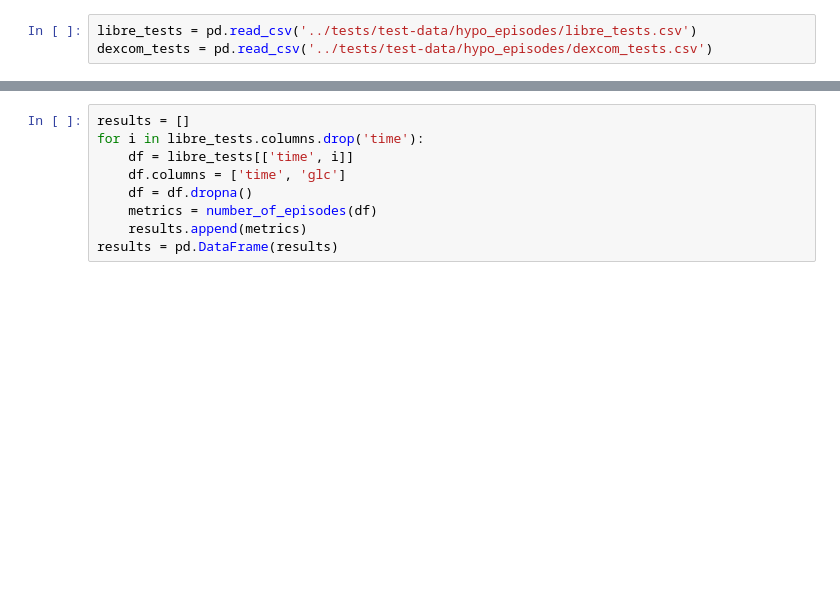
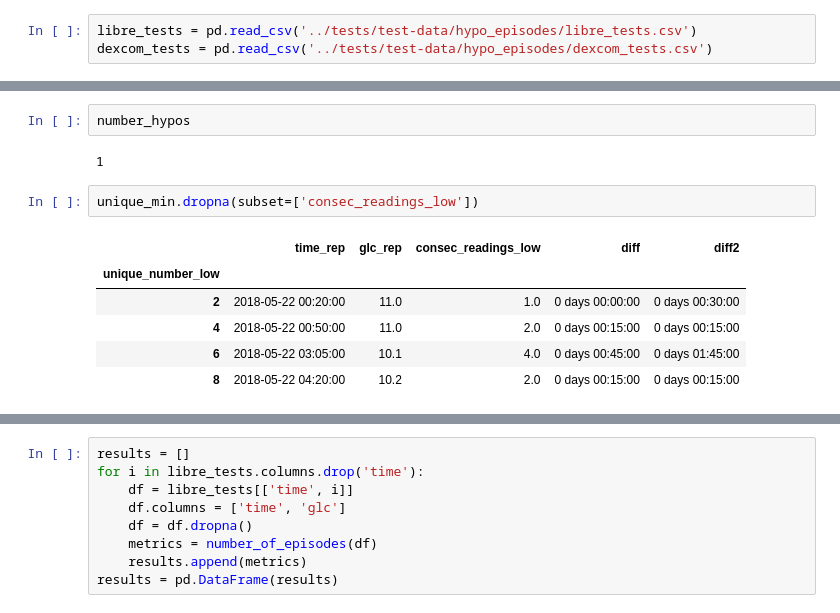
Before and after one commit to cafoala/diametrics-webapp, a Jupyter notebook: code/hypo_experiment.ipynb, the cells around one changed output, grey strips where cells are left out. Cells and saved outputs as stored; diff of their text form; blank space fills up the shorter version.

```diff
--- a/code/hypo_experiment.ipynb
+++ b/code/hypo_experiment.ipynb
@@ -179,0 +368,13 @@ metrics
+# %%
+number_hypos
+# %% [output]
+1
+# %%
+unique_min.dropna(subset=['consec_readings_low'])
+# %% [output]
+|  | time_rep | glc_rep | consec_readings_low | diff | diff2 |
+| unique_number_low |  |  |  |  |  |
+| 2 | 2018-05-22 00:20:00 | 11.0 | 1.0 | 0 days 00:00:00 | 0 days 00:30:00 |
+| 4 | 2018-05-22 00:50:00 | 11.0 | 2.0 | 0 days 00:15:00 | 0 days 00:15:00 |
+| 6 | 2018-05-22 03:05:00 | 10.1 | 4.0 | 0 days 00:45:00 | 0 days 01:45:00 |
+| 8 | 2018-05-22 04:20:00 | 10.2 | 2.0 | 0 days 00:15:00 | 0 days 00:15:00 |
```
Also changed, not shown: parts of 24 cells of this notebook, 1 other file.
